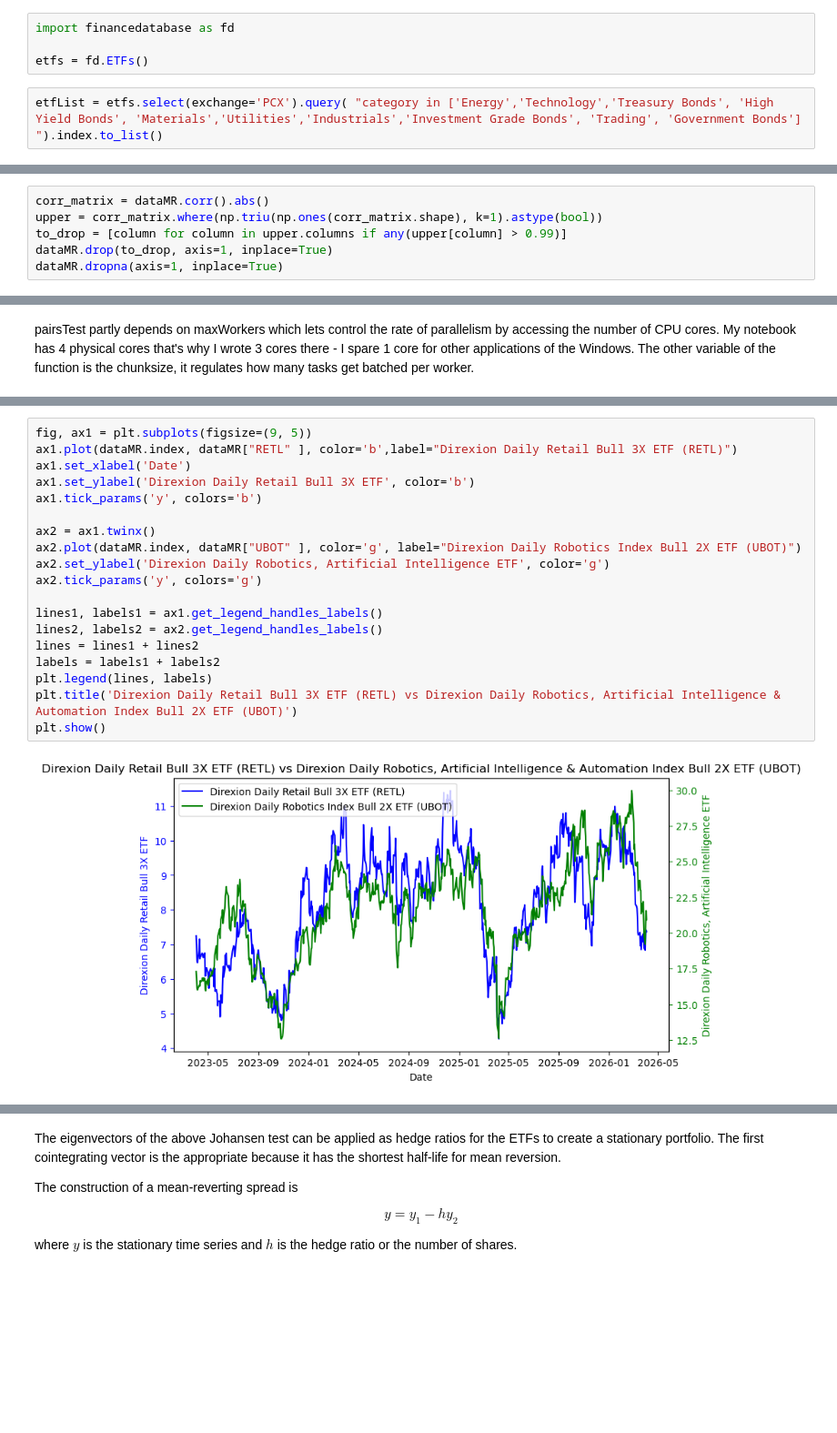
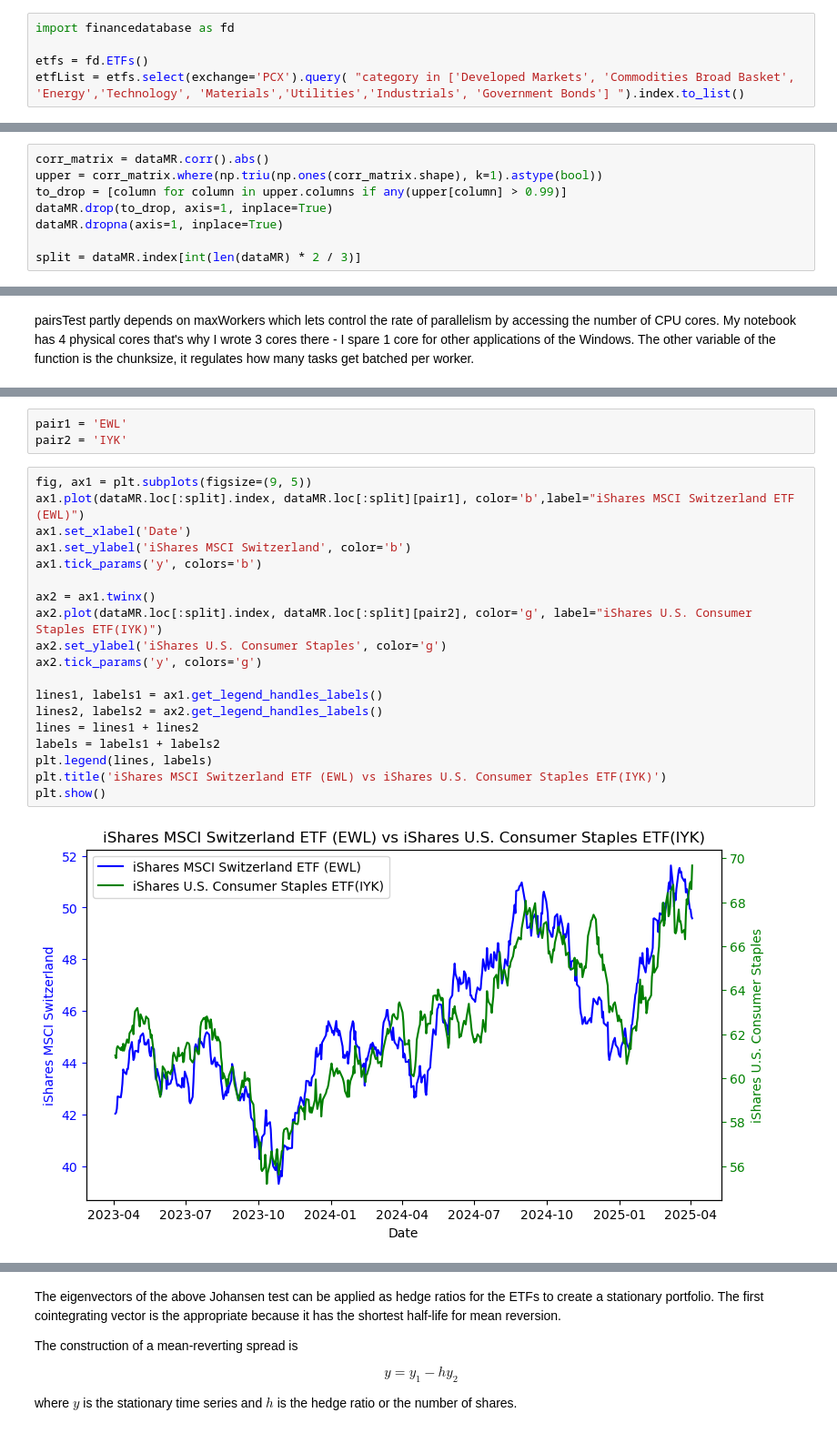
Before and after one commit to dsterczer/Algorithmic-Trading, a Jupyter notebook: AlgoTrading.ipynb, the cells around one changed output, grey strips where cells are left out. Shown at 91% size. Drawn from its saved outputs; the diff is of its cells as text; blank space fills up the shorter version.

```diff
--- a/AlgoTrading.ipynb
+++ b/AlgoTrading.ipynb
@@ -39,8 +39,7 @@ ETF tickers are downloaded from NYSE Arca which is the leading exchange by volum
 import financedatabase as fd
 
 etfs = fd.ETFs()
+etfList = etfs.select(exchange='PCX').query( "category in ['Developed Markets', 'Commodities Broad Basket', 'Energy','Technology', 'Materials','Utilities','Industrials', 'Government Bonds'] ").index.to_list()
-# %%
-etfList = etfs.select(exchange='PCX').query( "category in ['Energy','Technology','Treasury Bonds', 'High Yield Bonds', 'Materials','Utilities','Industrials','Investment Grade Bonds', 'Trading', 'Government Bonds'] ").index.to_list()
 # %% [markdown]
 I download the etf data asynchronously and it is 6 times faster than a regular download method. In this context asynchronous execution means multiple downloads can be started without waiting for the end of the downloads that's why this method is faster. One possibility to run asyncio in Jupyter is to use nested event loops (nest_asyncio.apply).
 
@@ -152,6 +146,8 @@ upper = corr_matrix.where(np.triu(np.ones(corr_matrix.shape), k=1).astype(bool))
 to_drop = [column for column in upper.columns if any(upper[column] > 0.99)]
 dataMR.drop(to_drop, axis=1, inplace=True)
 dataMR.dropna(axis=1, inplace=True)
+
+split = dataMR.index[int(len(dataMR) * 2 / 3)]
 # %% [markdown]
 The following code helps to recognize the possible trading pairs with cointegration tests. The cointTest gauges whether a given pair is cointegrated with the augmented Engle-Granger cointegration test. The null hypothesis is no cointegration so we would need those cases when the p-value is less than the significance level to reject the null hypothesis.
 
@@ -317,21 +300,24 @@ It is important to know that leveraged ETFs have higher costs: apart from the re
+# %%
+pair1 = 'EWL'
+pair2 = 'IYK'
 # %%
 fig, ax1 = plt.subplots(figsize=(9, 5))
-ax1.plot(dataMR.index, dataMR["RETL" ], color='b',label="Direxion Daily Retail Bull 3X ETF (RETL)")
+ax1.plot(dataMR.loc[:split].index, dataMR.loc[:split][pair1], color='b',label="iShares MSCI Switzerland ETF (EWL)")
 ax1.set_xlabel('Date')
-ax1.set_ylabel('Direxion Daily Retail Bull 3X ETF', color='b')
+ax1.set_ylabel('iShares MSCI Switzerland', color='b')
 ax1.tick_params('y', colors='b')
 
 ax2 = ax1.twinx()
-ax2.plot(dataMR.index, dataMR["UBOT" ], color='g', label="Direxion Daily Robotics Index Bull 2X ETF (UBOT)")
-ax2.set_ylabel('Direxion Daily Robotics, Artificial Intelligence ETF', color='g')
+ax2.plot(dataMR.loc[:split].index, dataMR.loc[:split][pair2], color='g', label="iShares U.S. Consumer Staples ETF(IYK)")
+ax2.set_ylabel('iShares U.S. Consumer Staples', color='g')
 ax2.tick_params('y', colors='g')
 
 lines1, labels1 = ax1.get_legend_handles_labels()
 lines2, labels2 = ax2.get_legend_handles_labels()
 lines = lines1 + lines2
 labels = labels1 + labels2
 plt.legend(lines, labels)
-plt.title('Direxion Daily Retail Bull 3X ETF (RETL) vs Direxion Daily Robotics, Artificial Intelligence & Automation Index Bull 2X ETF (UBOT)')
+plt.title('iShares MSCI Switzerland ETF (EWL) vs iShares U.S. Consumer Staples ETF(IYK)')
 plt.show()
 # %% [output]
-[figure, old version]
+[figure, new version]
```
Also changed, not shown: parts of 51 cells of this notebook.
